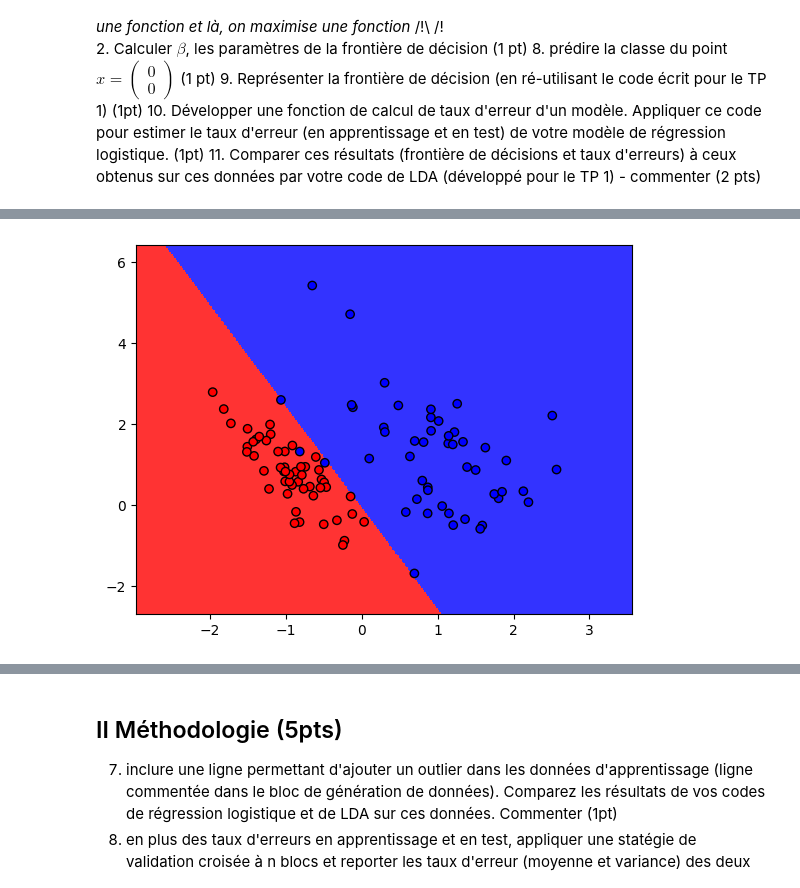
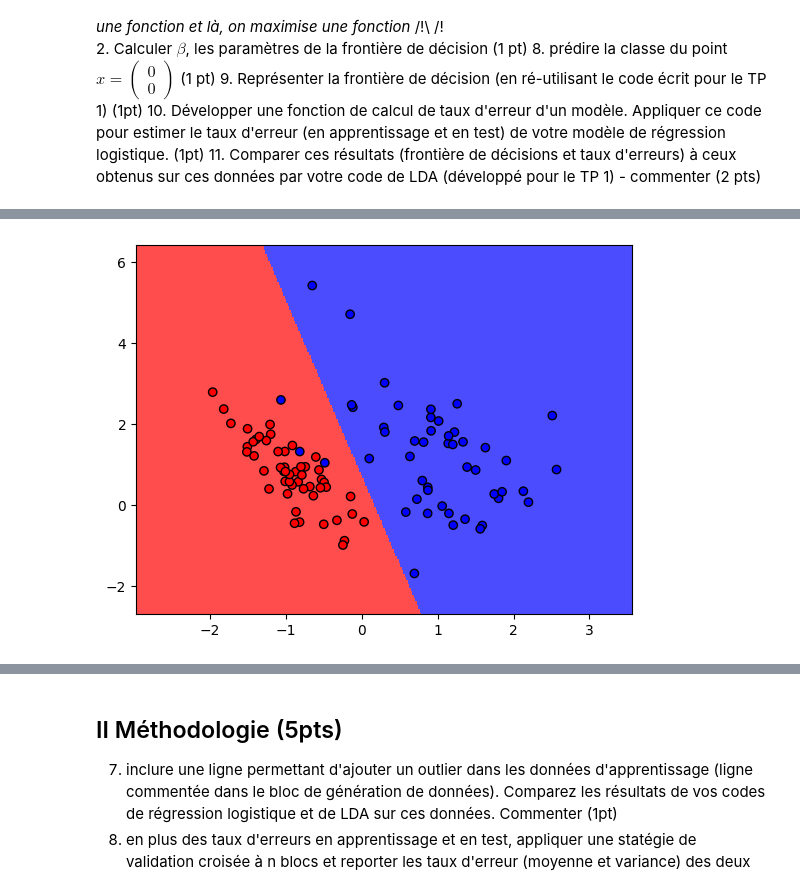
Before and after one commit to hiririri/Project_IntroML, a Jupyter notebook: Proj_IntroML_2023.ipynb, the cells around one changed output, grey strips where cells are left out. Drawn from its saved outputs; the diff is of its cells as text; code cells hidden in the pictures.

```diff
--- a/Proj_IntroML_2023.ipynb
+++ b/Proj_IntroML_2023.ipynb
@@ -36,7 +36,7 @@ dim =2
 X_train, X_test, y_train, y_test = sk.model_selection.train_test_split(X, y, test_size=.2, random_state=42)
 
 # inclure cette ligne pour la question II.7
-#X_train[0,:] = [5,5]
+X_train[0,:] = [5,5]
 
 Xb=np.column_stack((X_train,np.ones(X_train.shape[0])))
 Xtb=np.column_stack((X_test,np.ones(X_test.shape[0])))
@@ -137,27 +130,27 @@ Paramètre finale :
 # %%
 # frontière de décision
 def decision_boundary(beta, X, y):
     x_min, x_max = X[:, 0].min() - 1, X[:, 0].max() + 1
     y_min, y_max = X[:, 1].min() - 1, X[:, 1].max() + 1
     h = .02
 
     xlim = np.arange(x_min, x_max, h)
     ylim = np.arange(y_min, y_max, h)
 
     xx, yy = np.meshgrid(xlim, ylim)
 
     # ajouter une colonne de 1 pour le biais
     Xtest = np.column_stack((xx.ravel(), yy.ravel(), np.ones(xx.ravel().shape[0])))
     ypred = sigmoid(beta, Xtest)
     ypred = ypred.reshape(xx.shape)
 
     figure = plt.figure()
-    plt.pcolormesh(xx, yy, ypred, cmap=cm_bright, shading='auto', alpha=0.8)
+    plt.pcolormesh(xx, yy, ypred, cmap=cm_bright, shading='auto', alpha=0.7)
     plt.scatter(X[:, 0], X[:, 1], c=y, cmap=cm_bright,edgecolors='k')
 
 decision_boundary(beta, X, y)
 # %% [output]
-[figure, old version]
+[figure, new version]
 # %%
 # taux d'erreur
 def error_rate(y,y_pred):
```
Also changed, not shown: parts of 9 cells of this notebook.
